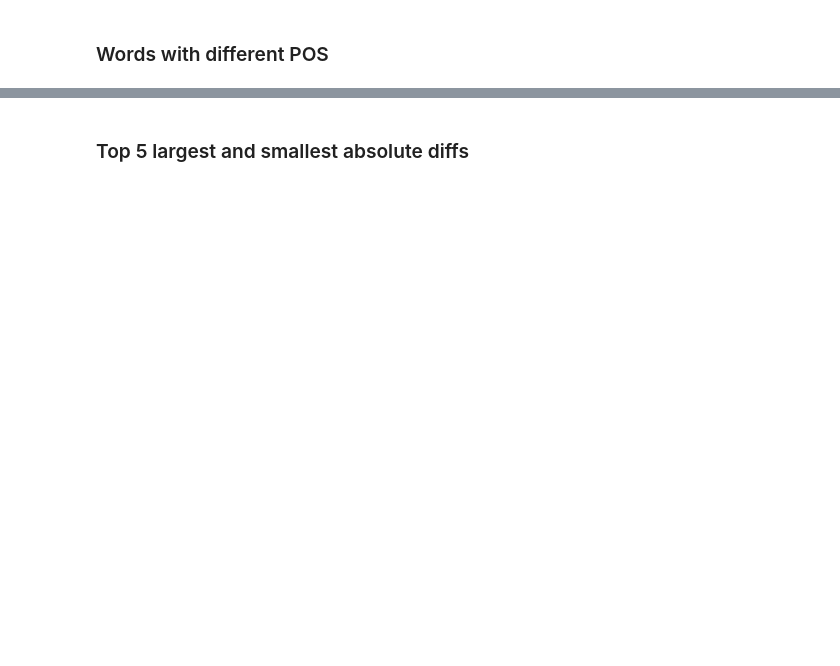
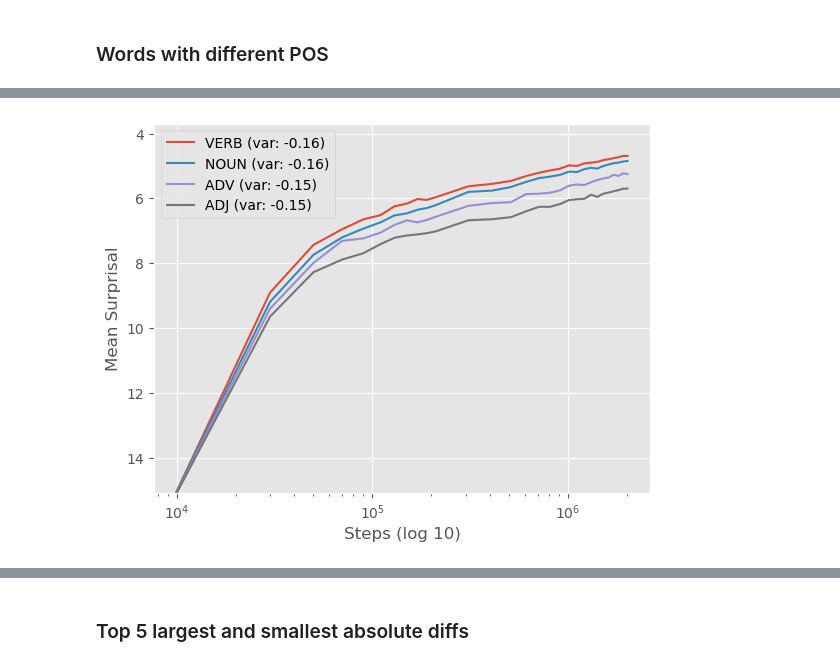
Before and after one commit to NazaninShafiabadi/NeuralLMs, a Jupyter notebook: src/word_acquisition.ipynb, the cells around one changed output, grey strips where cells are left out. Cells and saved outputs as stored; diff of their text form; code cells hidden in the pictures; blank space fills up the shorter version.

```diff
--- a/src/word_acquisition.ipynb
+++ b/src/word_acquisition.ipynb
@@ -41,8 +42,7 @@ def plot_surprisals(words:List[str], surprisals_df):
     plt.tight_layout()
     plt.show()
 # %%
-wikitext_surprisals = 'sample_data/wikitext/bert_surprisals_large.txt'
-chang_bergen_surprisals = 'r_code/tacl_data/lm_data/bert_surprisals.txt'
+wikitext_surprisals = '../data/wikitext/bert_surprisals_large.txt'
 surprisals = pd.read_csv(wikitext_surprisals, delimiter='\t')
 # %%
 surprisals = (surprisals
@@ -132,7 +166,7 @@ def get_pos_tags(doc_path):
 
     return pd.DataFrame(list(pos_dict.items()), columns=['Token', 'POS'])
 # %%
-def plot_avg(dfs: List[pd.DataFrame]):
+def plot_pos_avg(dfs: List[pd.DataFrame]):
     plt.figure()
     max_y = 0
     min_y = float('inf')
@@ -154,6 +188,6 @@ def plot_avg(dfs: List[pd.DataFrame]):
     plt.legend()
     plt.show()
 # %%
-document = "sample_data/wikitext/wikitext103_test.txt"
+document = "../data/wikitext/wikitext103_test.txt"
 pos_tags = get_pos_tags(document)
 pos_tags
@@ -191,3 +276,5 @@ plot_surprisals(
 # %%
-plot_avg([exclusive_verb, exclusive_noun, adv, adj])
+plot_pos_avg([exclusive_verb, exclusive_noun, adv, adj])
+# %% [output]
+[figure, added]
 # %%
```
Also changed, not shown: parts of 19 cells of this notebook, 1 other file.
